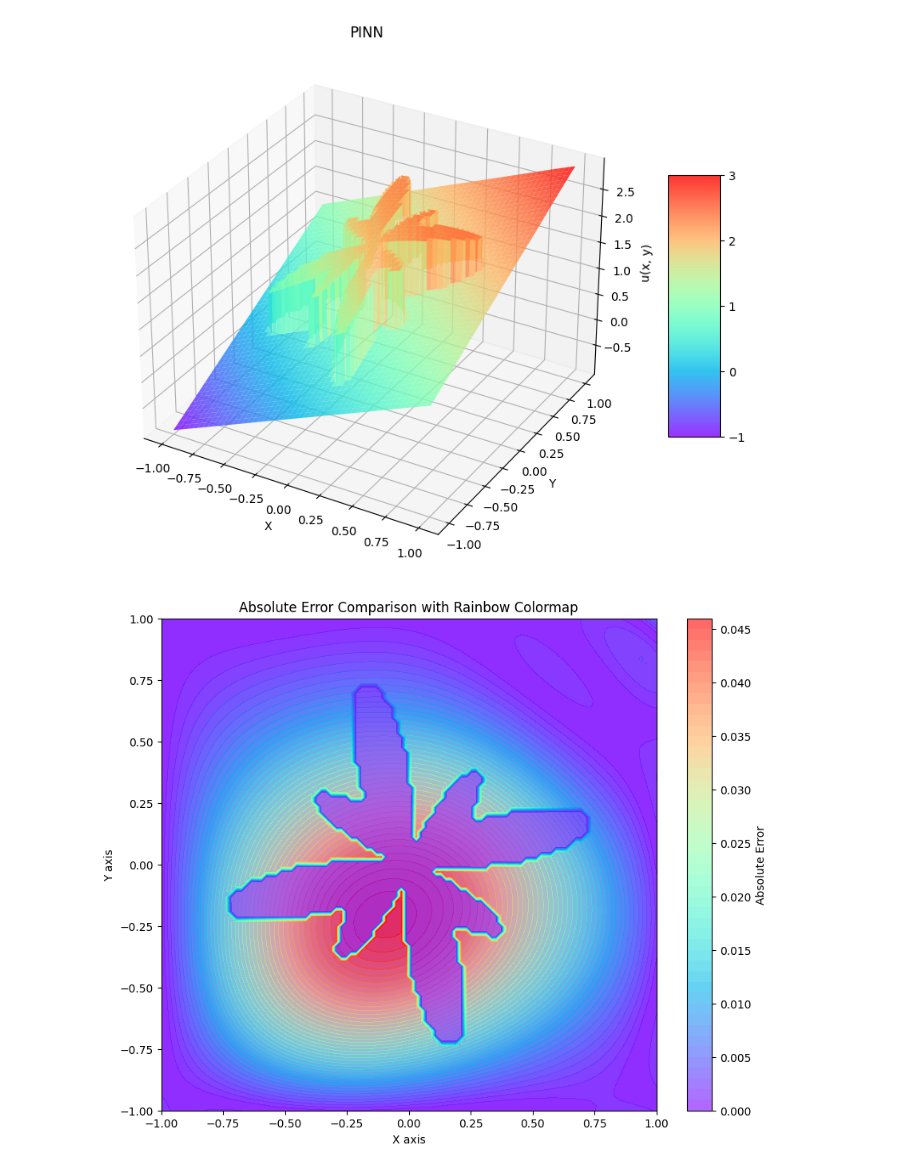
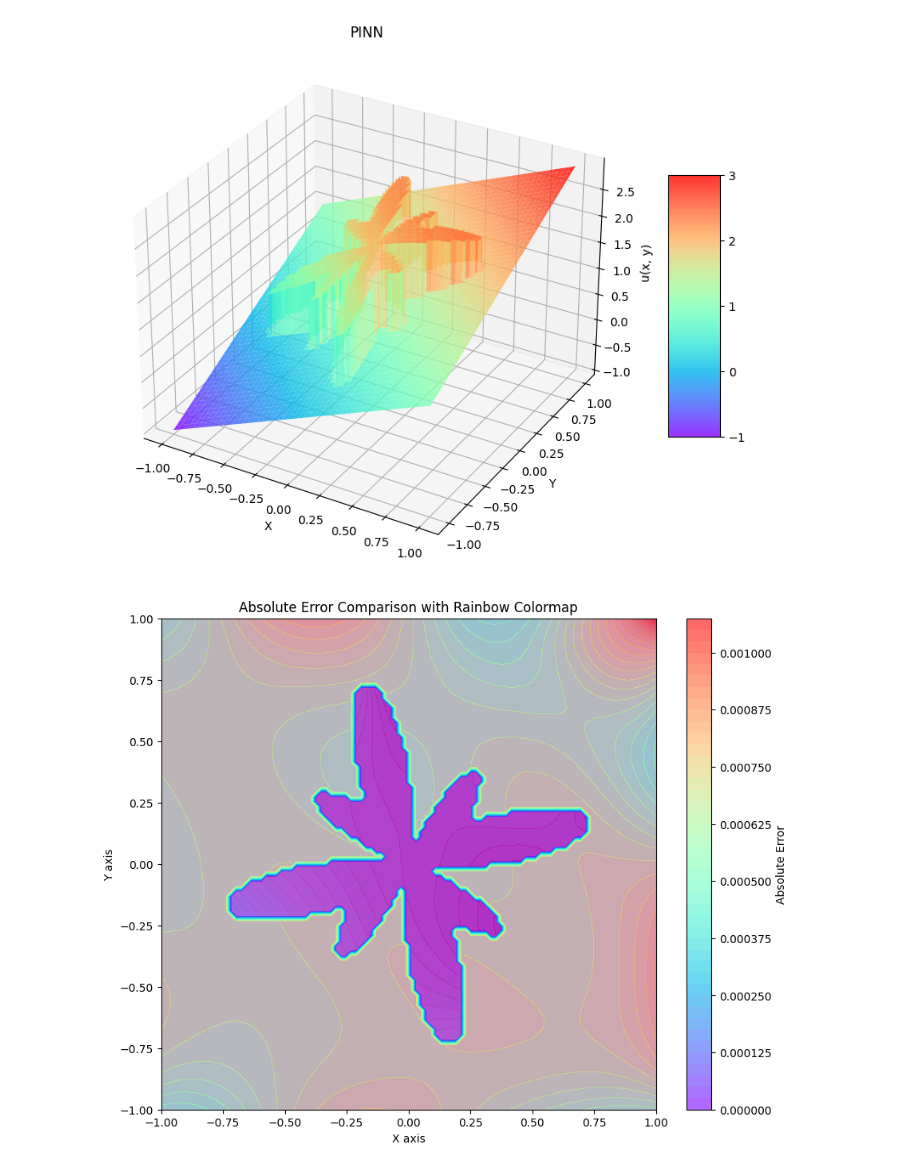
Before and after one commit to AlexSlayer69/PINN-elliptic, a Jupyter notebook: code/my try/2D.ipynb, the cells around one changed output. Drawn from its saved outputs; the diff is of its cells as text; code cells hidden in the pictures.

```diff
--- a/code/my try/2D.ipynb
+++ b/code/my try/2D.ipynb
@@ -23,14 +22,10 @@ device(type='cpu')
 # %%
-
-# 定义 PINN 模型
 class PINNModel(nn.Module):
     def __init__(self, layer_sizes):
         super(PINNModel, self).__init__()
         layers = []
-        # 循环创建隐藏层
         for i in range(len(layer_sizes) - 1):
             layers.append(torch.nn.Linear(layer_sizes[i], layer_sizes[i+1]))
-            # 除了最后一层，不同层之间使用激活函数
             if i < len(layer_sizes) - 2:
                 layers.append(torch.nn.Tanh())
         self.net = torch.nn.Sequential(*layers)
@@ -55,14 +50,12 @@ def K2(x, y):
     return (2+x*y)/5
 
 # 创建 CircLoss 类的实例并传入 K1 和 K2 函数
-ls_circ = CircLoss(n_points=15000, int_pts=500, bound_pts=200,internal_points=600, external_points=800, K=[K1, K2])
+ls_circ = CircLoss(n_points=15000, int_pts=500, bound_pts=200,internal_points=1000, external_points=800, K=[K1, K2])
 
-
-optimizer1 = optim.Adam(model1.parameters(), lr=1e-3)
-optimizer2 = optim.Adam(model2.parameters(), lr=1e-3)
+optimizer1 = optim.Adam(model1.parameters())
+optimizer2 = optim.Adam(model2.parameters())
 
 num_epochs = 30000  # 训练的总 epoch 数
-
 
 # Training loop
 for epoch in range(num_epochs):
@@ -79,8 +72,7 @@ for epoch in range(num_epochs):
     optimizer1.step()
     optimizer2.step()
 
-
-            # Print training information (optional)
+    # Print training information (optional)
     # Print training information (optional)
     if epoch % 200 == 0:  # Print every 200 iterations
         print(f'Epoch [{epoch}/{num_epochs}], Loss: {loss.item():.6f}, '
@@ -89,7 +81,5 @@ for epoch in range(num_epochs):
             f'Lossin: {loss_interface.item():.6f}, '
             f'Lossbc: {loss_boundary.item():.6f}')
 
-
-
 # Plotting the results after training
 # %% [output]
@@ -141,17 +127,17 @@ mask_U1 = r_grid < r_petal_interp
 mask_U2 = r_grid > r_petal_interp
 
 # Initialize U1 and U2 with NaN values
-U1 = torch.full(X_tensor.shape, float('nan'), dtype=torch.float32)
-U2 = torch.full(X_tensor.shape, float('nan'), dtype=torch.float32)
+U1 = torch.full(X_tensor.shape, float('nan'), dtype=torch.float32).cpu()
+U2 = torch.full(X_tensor.shape, float('nan'), dtype=torch.float32).cpu()
 
 # Prepare tensors for U1 and U2 based on masks
-XY_U1 = XY_tensor[mask_U1]
-XY_U2 = XY_tensor[mask_U2]
+XY_U1 = XY_tensor[mask_U1].to(device)
+XY_U2 = XY_tensor[mask_U2].to(device)
 
 # Pass through models
 with torch.no_grad():
-    U1[mask_U1] = model1(XY_U1).squeeze()
-    U2[mask_U2] = model2(XY_U2).squeeze()
+    U1[mask_U1] = model1(XY_U1).squeeze().cpu()
+    U2[mask_U2] = model2(XY_U2).squeeze().cpu()
 
 # Reshape to grid shape
 U1_grid = U1.numpy()
@@ -192,7 +178,7 @@ ax.set_zlabel('u(x, y)')
 
 plt.show()
 # %% [output]
-[figure, old version]
+[figure, new version]
 # %%
 import numpy as np
 import matplotlib.pyplot as plt
@@ -226,36 +212,36 @@ u1_true = np.sin(X + Y) + np.cos(X + Y) + 1
 u2_true = X + Y + 1
 
 # 计算预测解 (假设 model1 和 model2 已经训练好并可以进行预测)
-XY = torch.tensor(np.stack([X.ravel(), Y.ravel()], axis=1), dtype=torch.float32)
-outputs = [model1(XY).detach().numpy().reshape(X.shape), model2(XY).detach().numpy().reshape(X.shape)]
+XY = torch.tensor(np.stack([X.ravel(), Y.ravel()], axis=1), dtype=torch.float32).to(device)
+outputs = [model1(XY).detach().cpu().numpy().reshape(X.shape), model2(XY).detach().cpu().numpy().reshape(X.shape)]
 u1_pred, u2_pred = outputs
 
 # 计算绝对误差
 abs_error_u1 = np.zeros_like(u1_true)
 abs_error_u2 = np.zeros_like(u2_true)
 
 # 填充绝对误差
 abs_error_u1[mask_U1.numpy()] = np.abs(u1_true[mask_U1.numpy()] - u1_pred[mask_U1.numpy()])
 abs_error_u2[mask_U2.numpy()] = np.abs(u2_true[mask_U2.numpy()] - u2_pred[mask_U2.numpy()])
 
 # 绘制绝对误差图
 plt.figure(figsize=(10, 8))
 
 # 绘制绝对误差
 plt.contourf(X, Y, abs_error_u1, levels=50, cmap='rainbow', alpha=0.6)
 plt.contourf(X, Y, abs_error_u2, levels=50, cmap='rainbow', alpha=0.6)
 
 # 添加颜色条
 plt.colorbar(label='Absolute Error')
 
 # 设置图形标题和标签
 plt.title('Absolute Error Comparison with Rainbow Colormap')
 plt.xlabel('X axis')
 plt.ylabel('Y axis')
 
 plt.show()
 # %% [output]
-[figure, old version]
+[figure, new version]
 # %%
 def adapt_sampling(self):
     # 如果损失超过阈值，重新采样并增加采样密度
```
Also changed, not shown: parts of 5 cells of this notebook, 1 other file.
